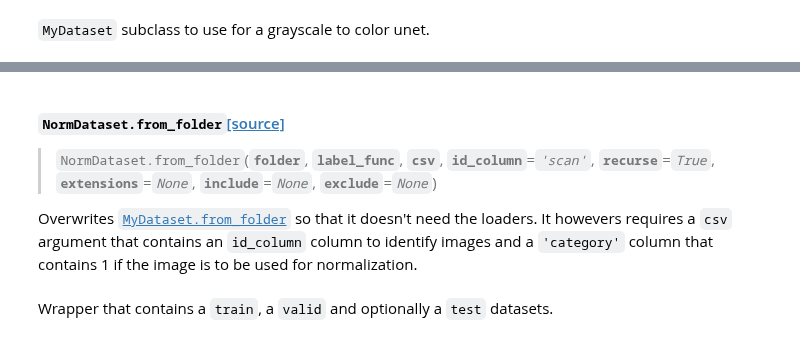
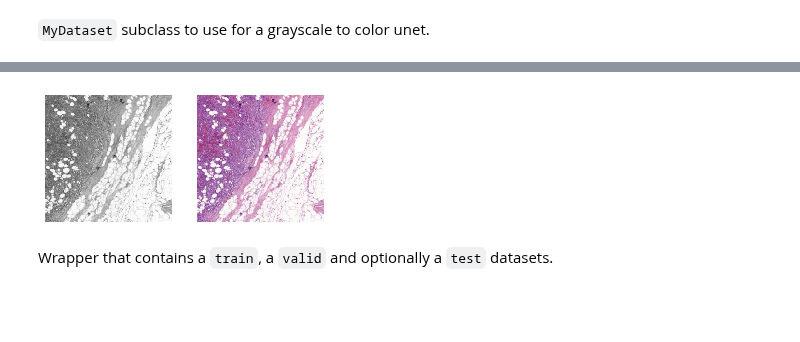
Before and after one commit to schwobr/grade_classif, a Jupyter notebook: nbs/12_data.dataset.ipynb, the cells around one changed output, grey strips where cells are left out. Drawn from its saved outputs; the diff is of its cells as text; code cells hidden in the pictures; blank space fills up the shorter version.

```diff
--- a/nbs/12_data.dataset.ipynb
+++ b/nbs/12_data.dataset.ipynb
@@ -280,38 +361,7 @@ Same as [`ImageClassifDataset.from_folder`](/data.dataset.html#ImageClassifDatas
-# %%
-# export
-class NormDataset(MyDataset):
-    def show(self, k, axs=None, figsize=(3,3), title=None, hide_axis=True, cmap='viridis', **kwargs):
-        """
-        Shows the `k`th image from the dataset as grayscale and colored.
-        """
-        x, y  = self[k]
-        axs = ifnone(axs, plt.subplots(1, 2, figsize=figsize)[1])
-        ax = show_img(x, ax=axs[0], hide_axis=hide_axis, cmap=cmap, figsize=figsize, **kwargs)
-        ax = show_img(y, ax=axs[1], hide_axis=hide_axis, cmap=cmap, figsize=figsize, **kwargs)
-
-    def show_rand(self, axs=None, figsize=(3,3), hide_axis=True, cmap='viridis', **kwargs):
-        """
-        Shows a random image from the dataset as grayscale and colored.
-        """
-        k = random.randint(0, len(self)-1)
-        self.show(k, axs=axs, figsize=figsize, hide_axis=hide_axis, cmap=cmap, **kwargs)
-
-    @classmethod
-    def from_folder(cls, folder, label_func, csv, id_column='scan', recurse=True, extensions=None, include=None, exclude=None):
-        """
-        Overwrites `MyDataset.from_folder` so that it doesn't need the loaders. It howevers requires a `csv` argument that
-        contains an `id_column` column to identify images and a `'category'` column that contains 1 if the image is to be used
-        for normalization.
-        """
-        df = pd.read_csv(csv)
-        vals = df.loc[df['category'] == 1, id_column].values
-        def filt(fn):
-            return fn.parent.stem in vals
-        folder = Path(folder)
-        items, labels = get_items(folder, label_func, recurse=recurse, extensions=extensions, include=include, exclude=exclude, filterfunc=filt)
-        return cls(items, labels, ImageLoader(open_mode='3G'), ImageLoader())
 # %% [markdown]
 `MyDataset` subclass to use for a grayscale to color unet.
+# %%
+ds = NormDataset.from_folder(data, data.parent/'categories.csv')
 # %%
 show_doc(NormDataset.show)
 # %% [output]
@@ -329,15 +383,9 @@ show_doc(NormDataset.show_rand)
 
 Shows a random image from the dataset as grayscale and colored.
-# %%
-show_doc(NormDataset.from_folder)
-# %% [output]
-<h4 id="NormDataset.from_folder" class="doc_header"><code>NormDataset.from_folder</code><a href="__main__.py#L19" class="source_link" style="float:right">[source]</a></h4>
-
-> <code>NormDataset.from_folder</code>(**`folder`**, **`label_func`**, **`csv`**, **`id_column`**=*`'scan'`*, **`recurse`**=*`True`*, **`extensions`**=*`None`*, **`include`**=*`None`*, **`exclude`**=*`None`*)
-
-Overwrites [`MyDataset.from_folder`](/data.dataset.html#MyDataset.from_folder) so that it doesn't need the loaders. It howevers requires a `csv` argument that
-contains an `id_column` column to identify images and a `'category'` column that contains 1 if the image is to be used
-for normalization.
+# %%
+ds.show_rand()
+# %% [output]
+[figure, added]
 # %%
 # export
 @dataclass
```
Also changed, not shown: parts of 19 cells of this notebook, 7 other files.
